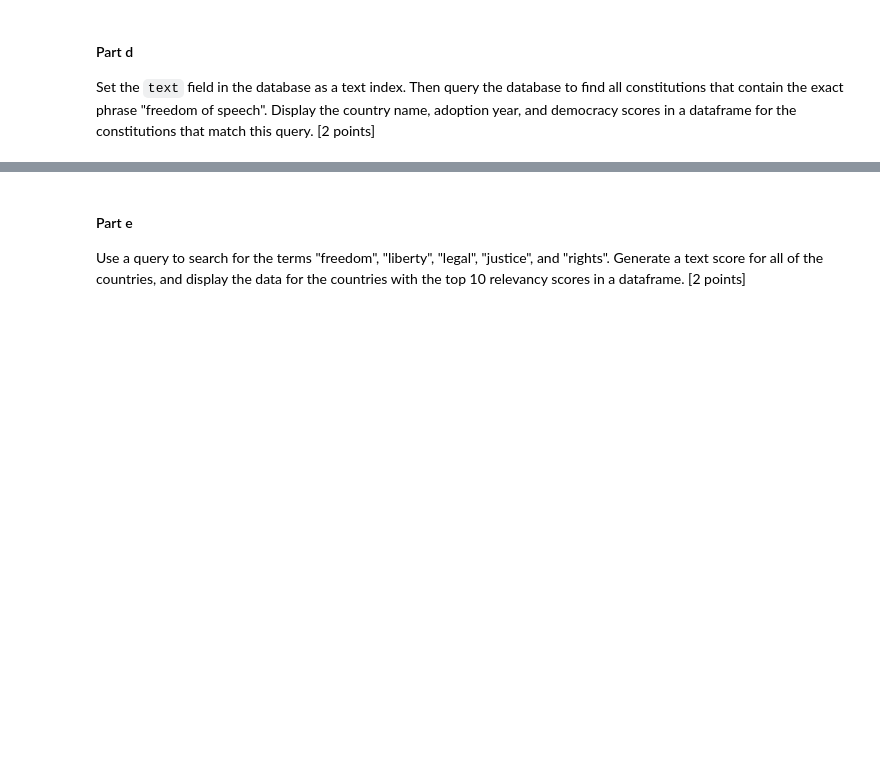
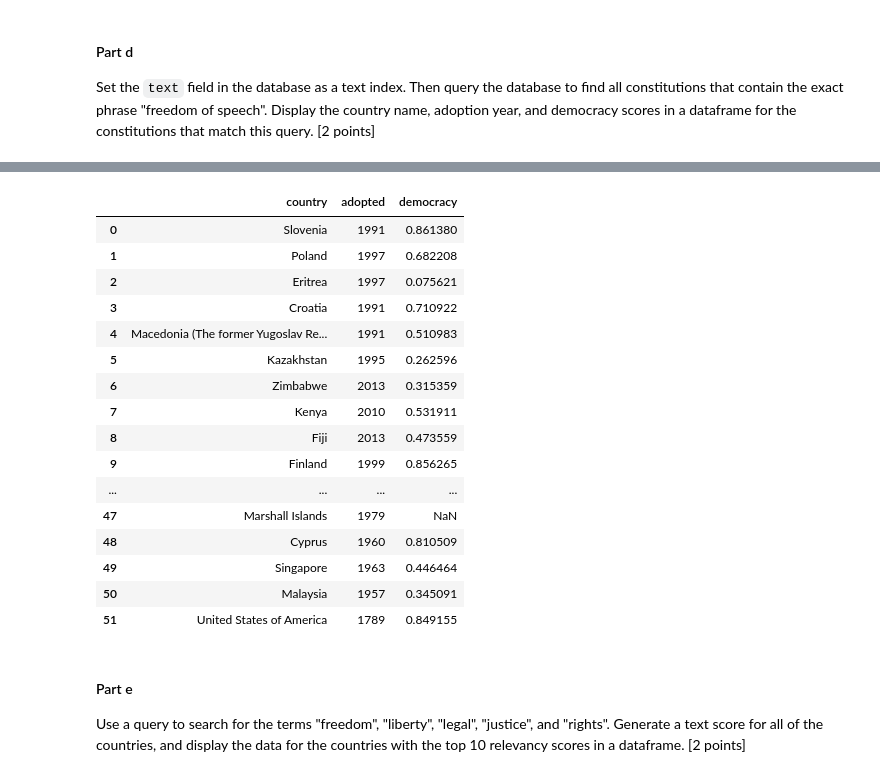
Before and after one commit to leek10/ds6001databases, a Jupyter notebook: Lab7.ipynb, the cells around one changed output, grey strips where cells are left out. Saved outputs shown, nothing was run; the diff lists cells and outputs as text; code cells hidden in the pictures; blank space fills up the shorter version.

```diff
--- a/Lab7.ipynb
+++ b/Lab7.ipynb
@@ -527,14 +574,32 @@ constcollection.create_index([('text', 'text')])
 # %%
 # 'Freedom of speech' (fos) query
-fos_query = {'$text':{'$search':'\'freedom of speech\''}}
-projection = {'_id': 0, 'country': 1, 'adoption': 1, 'democracy': 1}
+fos_query = {'$text':{'$search':'\"freedom of speech\"'}}
+projection = {'_id': 0, 'country': 1, 'adopted': 1, 'democracy': 1}
 # %%
 # Showing results
-fos_data = dumps(list(constcollection.find(fos_query, projection)))
+fos_data = dumps(constcollection.find(fos_query, projection))
 data = loads(fos_data)
-fos_df = pd.DataFrame(data)
+fos_df = pd.DataFrame.from_records(data)
 
 fos_df
+# %% [output]
+|  | country | adopted | democracy |
+| 0 | Slovenia | 1991 | 0.861380 |
+| 1 | Poland | 1997 | 0.682208 |
+| 2 | Eritrea | 1997 | 0.075621 |
+| 3 | Croatia | 1991 | 0.710922 |
+| 4 | Macedonia (The former Yugoslav Re... | 1991 | 0.510983 |
+| 5 | Kazakhstan | 1995 | 0.262596 |
+| 6 | Zimbabwe | 2013 | 0.315359 |
+| 7 | Kenya | 2010 | 0.531911 |
+| 8 | Fiji | 2013 | 0.473559 |
+| 9 | Finland | 1999 | 0.856265 |
+| ... | ... | ... | ... |
+| 47 | Marshall Islands | 1979 | NaN |
+| 48 | Cyprus | 1960 | 0.810509 |
+| 49 | Singapore | 1963 | 0.446464 |
+| 50 | Malaysia | 1957 | 0.345091 |
+| 51 | United States of America | 1789 | 0.849155 |
 # %% [markdown]
 #### Part e
 Use a query to search for the terms "freedom", "liberty", "legal", "justice", and "rights". Generate a text score for all of the countries, and display the data for the countries with the top 10 relevancy scores in a dataframe. [2 points]
```
Also changed, not shown: parts of 14 cells of this notebook.
